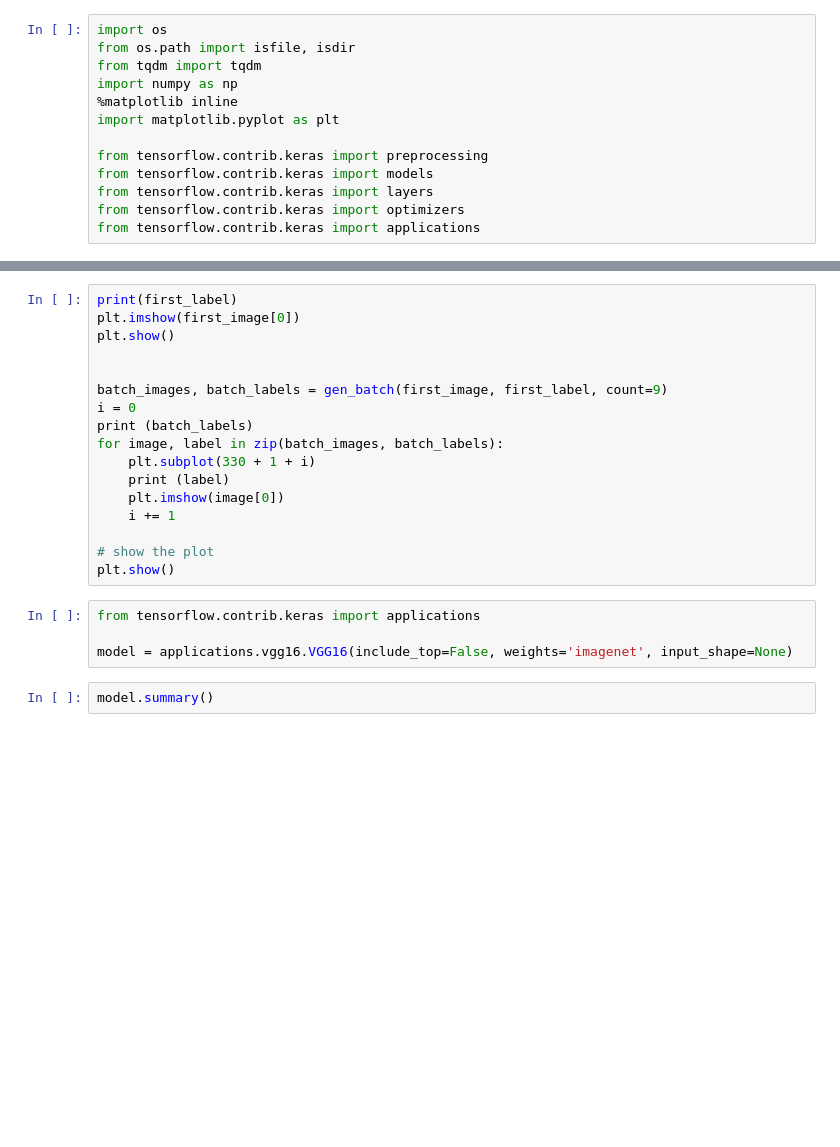
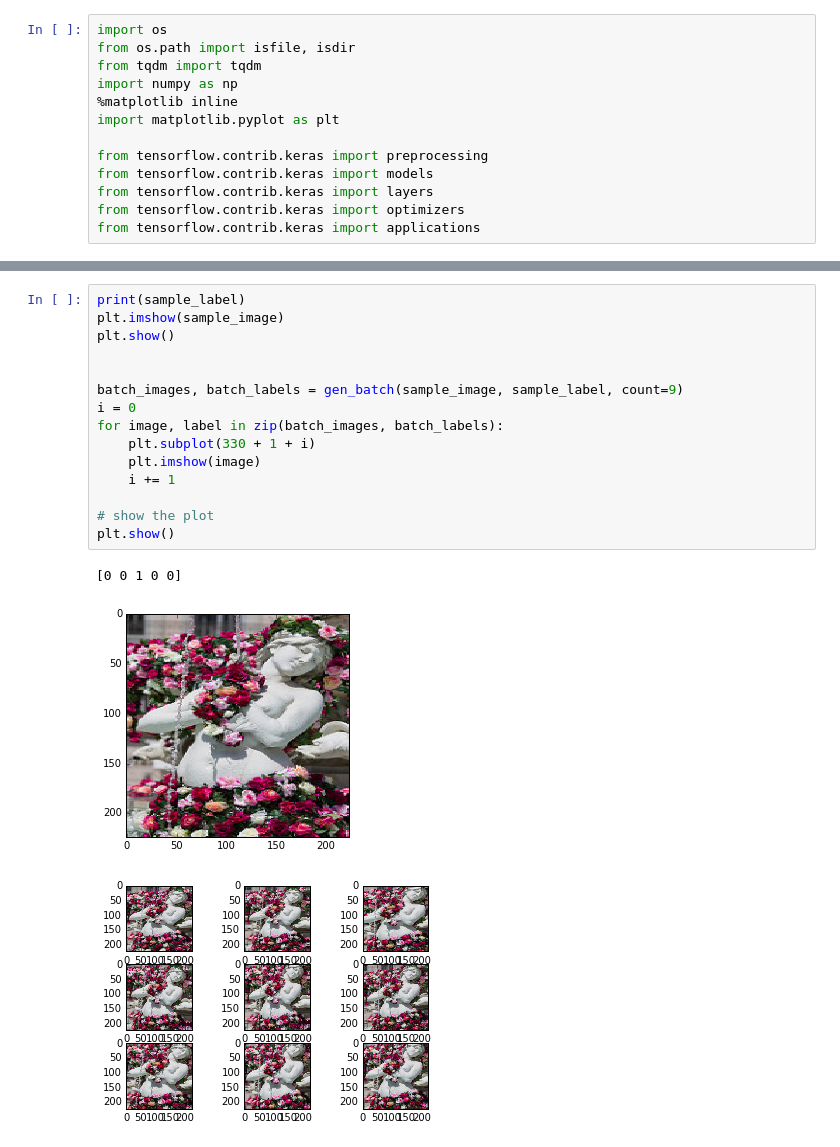
Before and after one commit to nmaiorana/incremental-dynamic-learning, a Jupyter notebook: idl-keras-vgg.ipynb, the cells around one changed output, grey strips where cells are left out. Drawn from its saved outputs; the diff is of its cells as text; blank space fills up the shorter version.

```diff
--- a/idl-keras-vgg.ipynb
+++ b/idl-keras-vgg.ipynb
@@ -439,23 +485,19 @@ batch_images, batch_labels = gen_batch(first_image, first_label, count=2)
 # %%
-print(first_label)
-plt.imshow(first_image[0])
+print(sample_label)
+plt.imshow(sample_image)
 plt.show()
 
 
-batch_images, batch_labels = gen_batch(first_image, first_label, count=9)
+batch_images, batch_labels = gen_batch(sample_image, sample_label, count=9)
 i = 0
-print (batch_labels)
 for image, label in zip(batch_images, batch_labels):
     plt.subplot(330 + 1 + i)
-    print (label)
-    plt.imshow(image[0])
+    plt.imshow(image)
     i += 1
 
 # show the plot
 plt.show()
+# %% [output]
+[0 0 1 0 0]
+[figure, added]
+[figure, added]
-# %%
-from tensorflow.contrib.keras import applications
-
-model = applications.vgg16.VGG16(include_top=False, weights='imagenet', input_shape=None)
-# %%
-model.summary()
```
Also changed, not shown: parts of 21 cells of this notebook.
